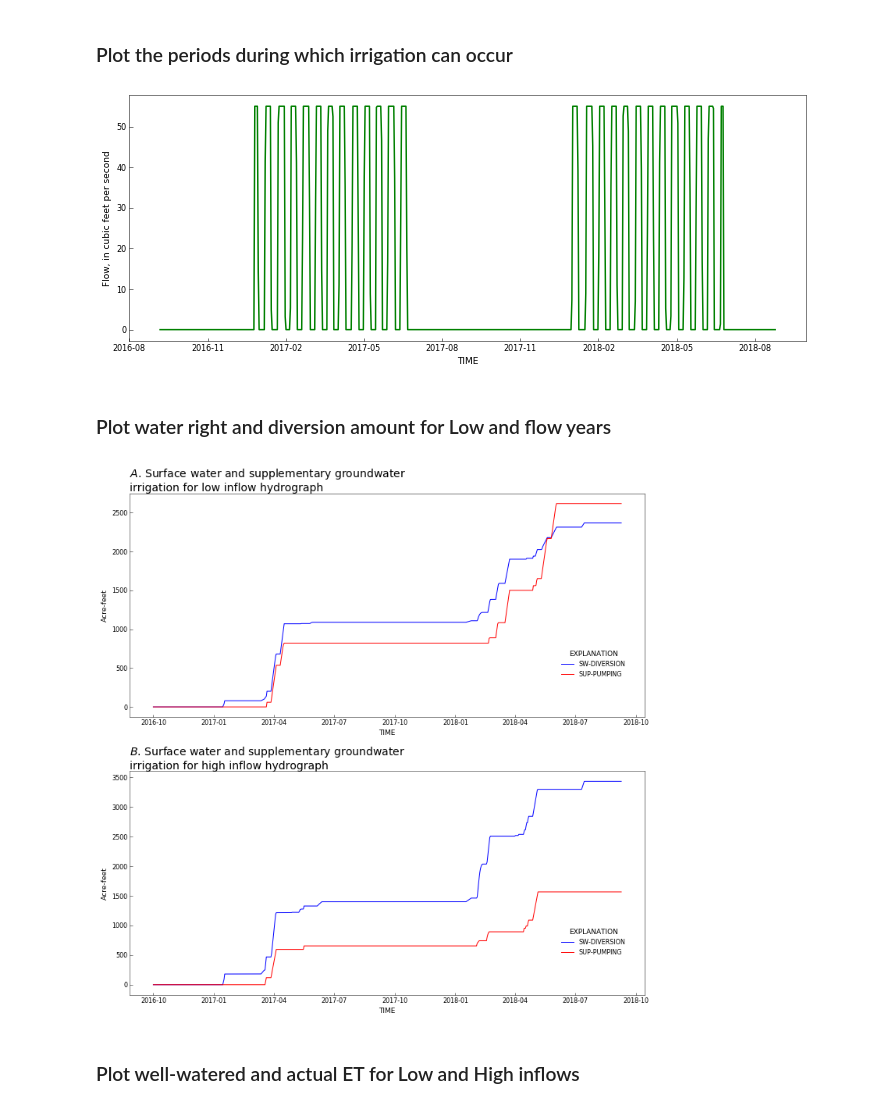
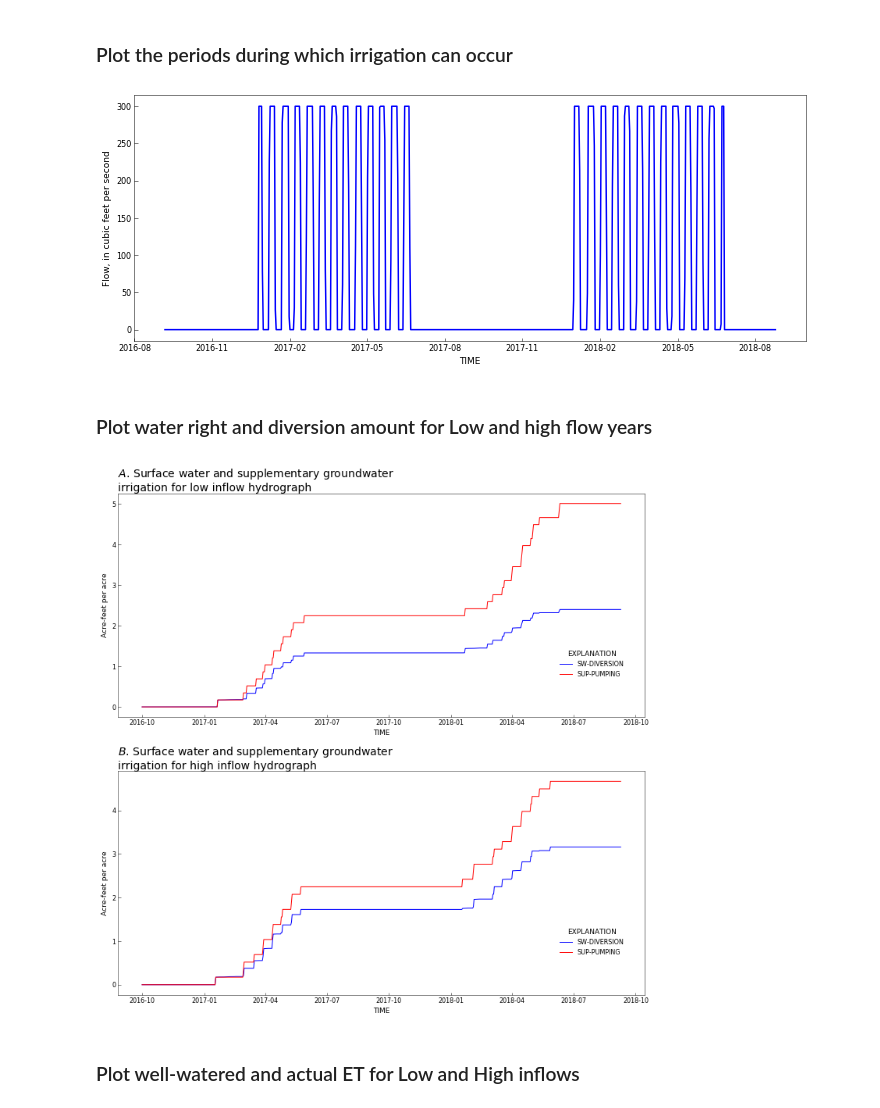
Before and after one commit to rniswon/mfnwt, a Jupyter notebook: Examples/AgWaterUse/Agwater1/notebook/Ag_ETdemand.ipynb, the cells around one changed output. Drawn from its saved outputs; the diff is of its cells as text; code cells hidden in the pictures.

```diff
--- a/Examples/AgWaterUse/Agwater1/notebook/Ag_ETdemand.ipynb
+++ b/Examples/AgWaterUse/Agwater1/notebook/Ag_ETdemand.ipynb
@@ -119,10 +119,10 @@ fname = open(r"..\Agwater1SW_high.ts9","r")
 firstline=fname.readline()
 # store all data from file in lines
 lines=fname.readlines()
-x, y1_high, y2_high, y3_high = [], [], [], []
+y1_high, y2_high, y3_high, y4_high = [], [], [], []
+y1_high_cum, y2_high_cum, y3_high_cum, y4_high_cum = [], [], [], []
 # set variabes for plotting between startdate and enddate
 i=-1
-y1=0.0
 for line in lines:
     i=i+1
     if dates[i]>enddate[0]:
@@ -133,26 +133,24 @@ for line in lines:
         y2_high.append(line.split()[5])
         y3_high.append(line.split()[6])
 
-x=np.array(y1_high,dtype=float)
-x=x*86400*2.29569e-5
-y1_high_cum=x.cumsum()
-x=np.array(y2_high,dtype=float)
-x=x*86400*2.29569e-5
-y2_high_cum=x.cumsum()
-x=np.array(y3_high,dtype=float)
-x=x*86400*2.29569e-5
-y3_high_cum=x.cumsum()
-
-
+x1=np.array(y1_high,dtype=float)
+x1=x1*86400*2.29569e-5/3.4435E+03
+#y1_high=x1
+y1_high_cum=x1.cumsum()
+x2=np.array(y2_high,dtype=float)
+x2=x2*86400*2.29569e-5/3.4435E+03
+y2_high=x2
+y2_high_cum=x2.cumsum()
+x3=np.array(y3_high,dtype=float)
+x3=x3*86400*2.29569e-5/3.4435E+03
+y3_high=x3
+y3_high_cum=x3.cumsum()
+# sum up SW and GW
+y4_high=x2+x3
+y4_high_cum=x2.cumsum()+x3.cumsum()
 # close irrigation segment file
 fname.close()
-header=[]
 
-# set headers for plot legend
-header.append(firstline.split()[0])
-header.append(firstline.split()[1])
-header.append(firstline.split()[2])
-header.append(firstline.split()[3])
-header.append(firstline.split()[4])
-header.append(firstline.split()[5])
-header.append(firstline.split()[6])
+#print out average annual NIWR
+print(y1_high_cum[len(y1_high_cum)-1]/2)
+print(y4_high_cum[len(y4_high_cum)-1]/2)
@@ -270,35 +292,35 @@ y2et_low=x.cumsum()
 # %%
 # plot allowable irrigation periods
 locator = mdates.MonthLocator()  # every month
 # Specify the format - %b gives us Jan, Feb...
 fmt = mdates.DateFormatter('%Y-%m')
 
 fig, ax = plt.subplots(1, 1, figsize=(10, 4))
 
 x = plt.gca().xaxis
 x.set_major_locator(locator)
 # Specify formatter
 x.set_major_formatter(fmt)
 
-ax.plot(plotdates,y1_high,color='g', linewidth=1.5, label=header[4])
+ax.plot(plotdates,y1_high,color='b', linewidth=1.5, label=header[4])
 
 ax.set_ylabel('Flow, in cubic feet per second')
 ax.set_xlabel(header[0])
 
 
 start, end = ax.get_xlim()
 ax.xaxis.set_ticks(np.arange(start, end, 90.0))
 
 # Set legend
 #handles, labels = ax.get_legend_handles_labels()
 #rf.legend(ax, handles, labels, bbox_to_anchor=(.9, 0.4))
 
 plt.tight_layout()
 plt.savefig('WR_irrig_allowed.pdf')
 # %% [output]
-[figure, old version]
+[figure, new version]
 # %% [markdown]
-### Plot water right and diversion amount for Low and flow years
+### Plot water right and diversion amount for Low and high flow years
 # %%
 # blow up the fonts for this demo
 plt.rcParams['xtick.labelsize'] = 8
@@ -315,10 +337,10 @@ axes[0].plot(plotdates,y3_low_cum,color='r', linewidth=1.0, label=header[6])
 axes[1].plot(plotdates,y2_high_cum,color='b', linewidth=1.0, label=header[5])
 axes[1].plot(plotdates,y3_high_cum,color='r', linewidth=1.0, label=header[6])
 
-axes[0].set_ylabel('Acre-feet')
+axes[0].set_ylabel('Acre-feet per acre')
 axes[0].set_xlabel(header[0])
 
-plt.ylabel('Acre-feet')
+plt.ylabel('Acre-feet per acre')
 plt.xlabel(header[0])
 
 start, end = ax.get_xlim()
@@ -341,7 +363,7 @@ rf.legend(axes[1], handles, labels, bbox_to_anchor=(.9, 0.15))
 plt.tight_layout()
 plt.savefig('NIWR_comp.pdf')
 # %% [output]
-[figure, old version]
+[figure, new version]
 # %% [markdown]
 ### Plot well-watered and actual ET for Low and High inflows
 # %%
```
Also changed, not shown: parts of 10 cells of this notebook, 9 other files.
